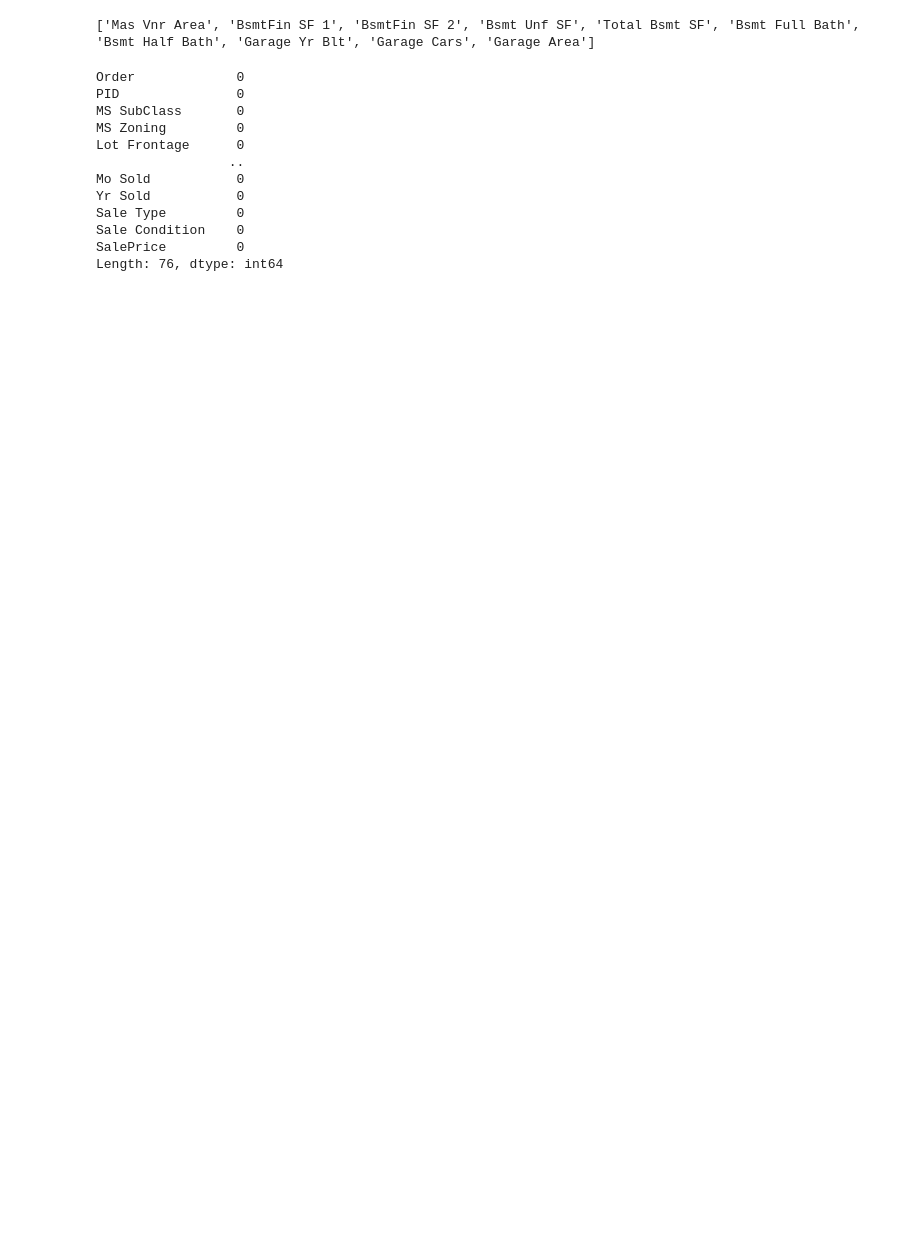
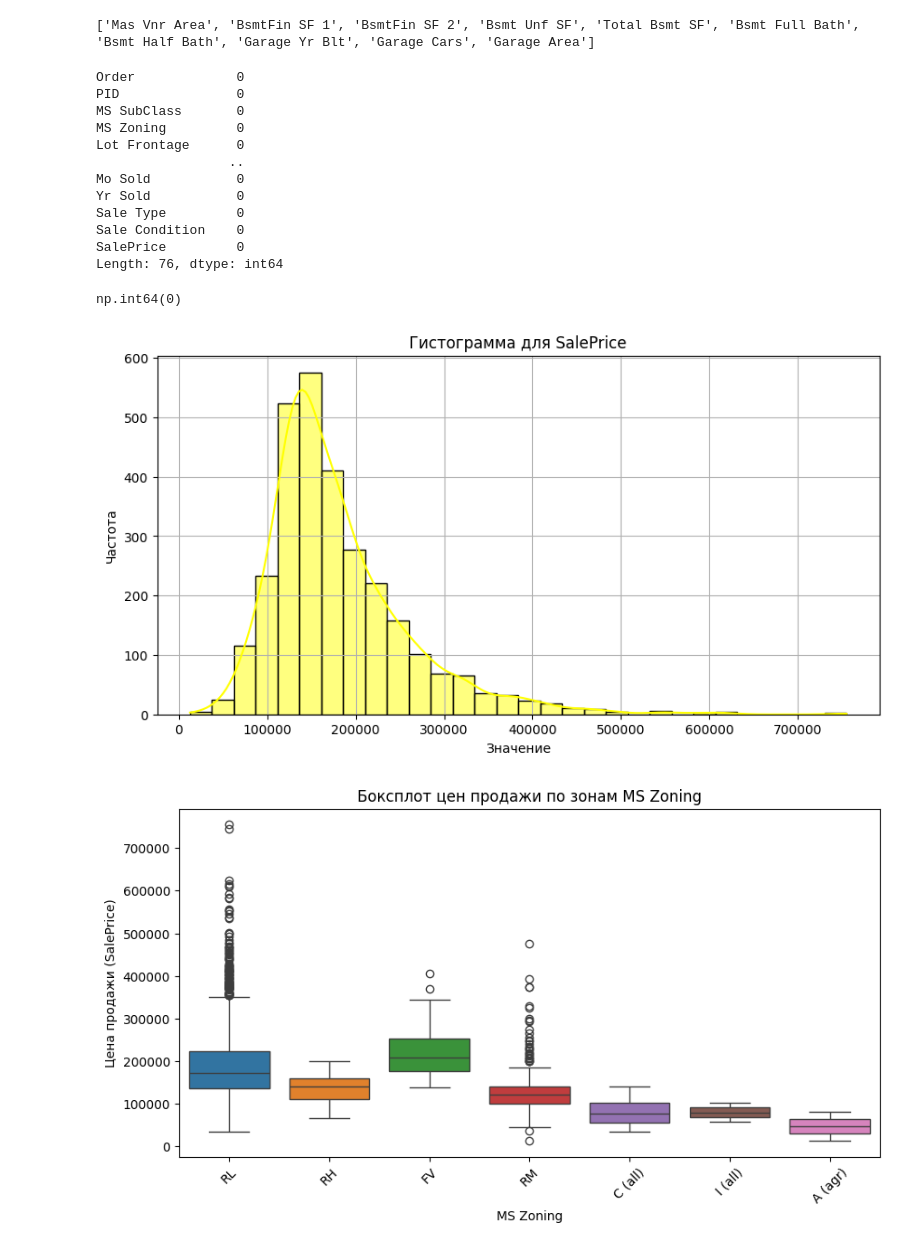
Before and after one commit to 4kture/DataScience, a Jupyter notebook: module_A.ipynb, the cells around one changed output. Drawn from its saved outputs; the diff is of its cells as text; code cells hidden in the pictures; blank space fills up the shorter version.

```diff
--- a/module_A.ipynb
+++ b/module_A.ipynb
@@ -129,3 +116,29 @@ Sale Type         0
 Sale Condition    0
 SalePrice         0
 Length: 76, dtype: int64
+# %%
+df.duplicated().sum()
+# %% [output]
+np.int64(0)
+# %%
+column_name1 = 'SalePrice'
+
+plt.figure(figsize=(10, 5))
+sns.histplot(df[column_name1], bins=30, kde=True, color='yellow', edgecolor='black')
+plt.title(f'Гистограмма для {column_name1}')
+plt.xlabel('Значение')
+plt.ylabel('Частота')
+plt.grid(True)
+plt.show()
+
+
+plt.figure(figsize=(10, 5))
+ax = sns.boxplot(x='MS Zoning', y='SalePrice', data=df, hue='MS Zoning', legend=False)
+ax.set_title("Боксплот цен продажи по зонам MS Zoning")
+ax.set_xlabel("MS Zoning")
+ax.set_ylabel("Цена продажи (SalePrice)")
+plt.xticks(rotation=45)
+plt.show()
+# %% [output]
+[figure, added]
+[figure, added]
```
Also changed, not shown: parts of 11 cells of this notebook, 2 other files.
